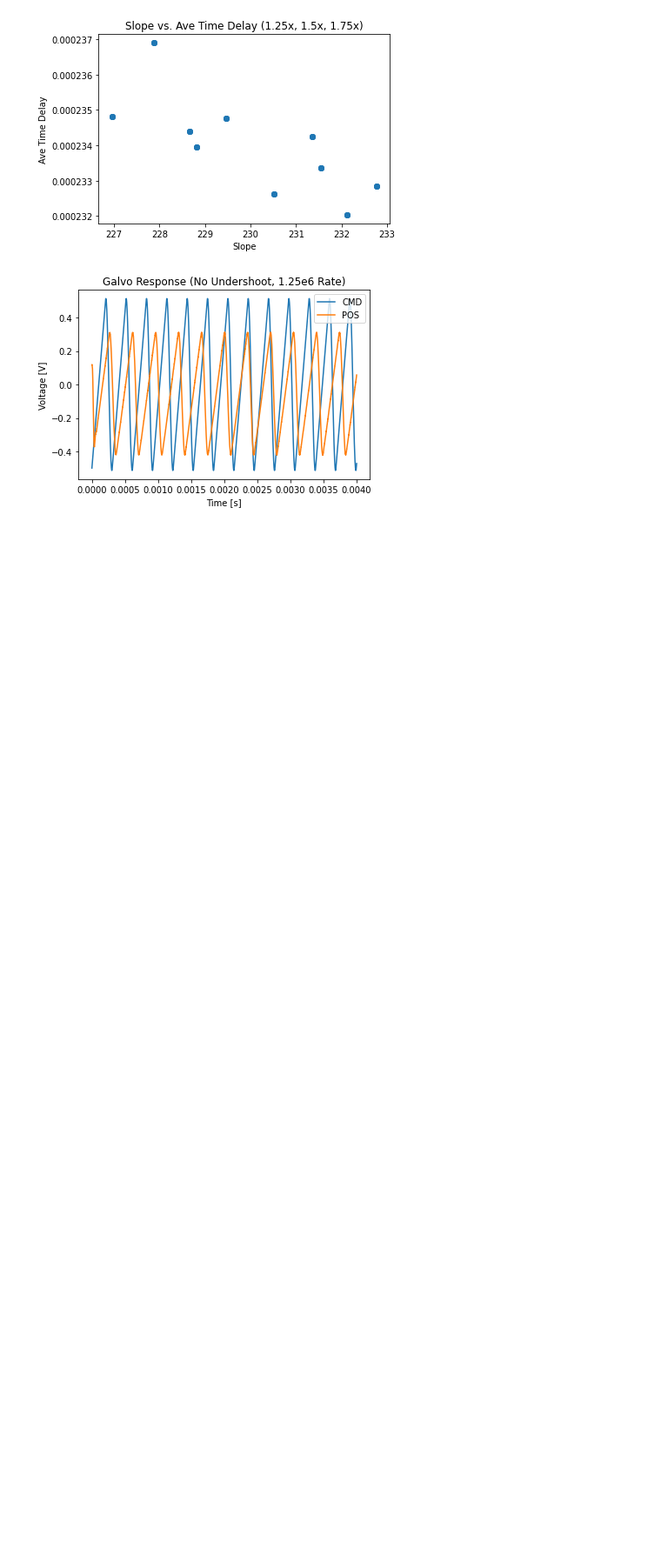
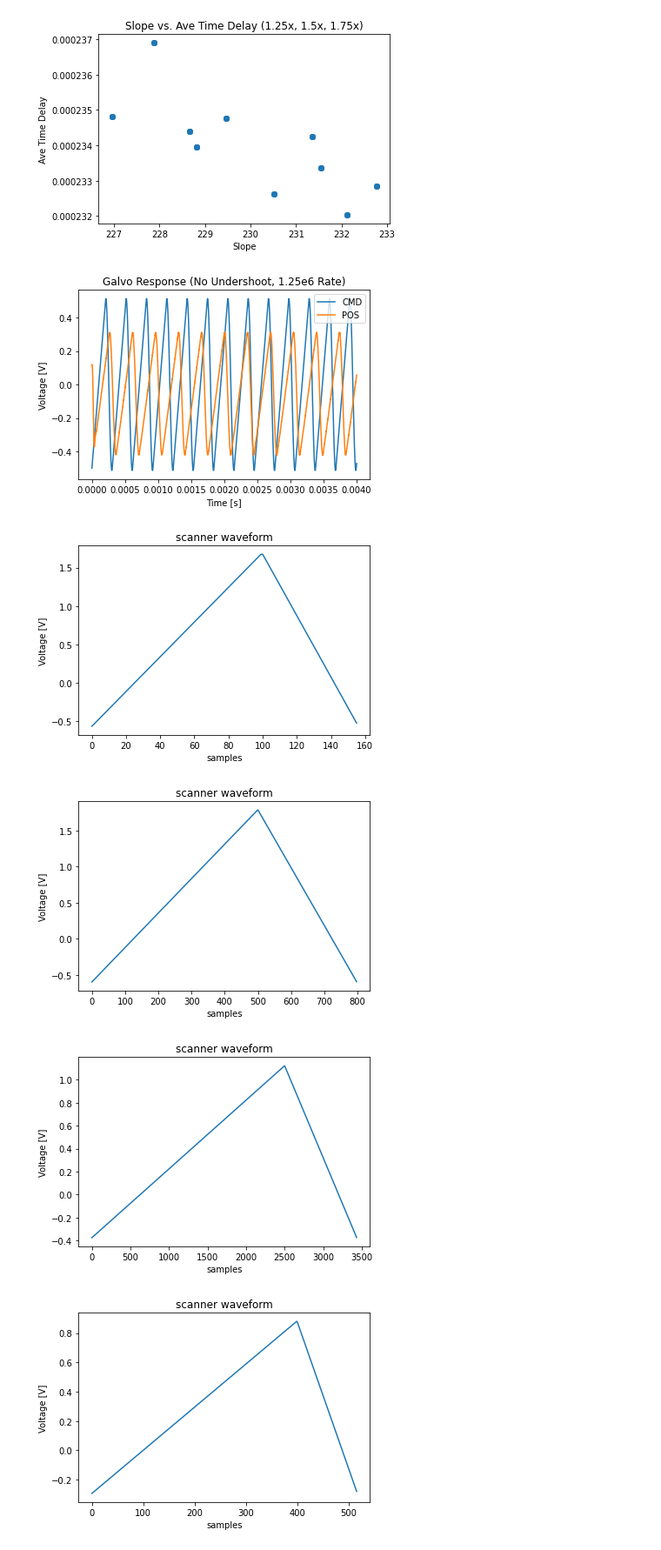
Before and after one commit to jas-priatna/scanner-calibration, a Jupyter notebook: scanner_calibration_v2.ipynb, the cells around one changed output. Shown at 87% size. Cells and saved outputs as stored; diff of their text form; code cells hidden in the pictures; blank space fills up the shorter version.

```diff
--- a/scanner_calibration_v2.ipynb
+++ b/scanner_calibration_v2.ipynb
@@ -684,0 +738,19 @@ def new_line_regression(x_data, y_data, start, end, new_start=None, new_end=None
+# %%
+galvo_waveform_5e4, num_samples_5e4 = scan_waveform(0, 1, .002, sample_rate=5e4) # 0 - 1V at 5e4
+galvo_waveform_2_5e5, num_samples_2_5e5 = scan_waveform(0, 1, .002, sample_rate=2.5e5) # 0 - 1V at 2.5e5
+galvo_waveform_1_25e6, num_samples_1_25e6 = scan_waveform(0, 1, .002, sample_rate=1.25e6) # 0 - 1V at 1.25e6
+
+galvo_waveform_2e5_05, num_samples_2e5_05 = scan_waveform(0, 0.5, .002, sample_rate=2e5) # 0 - 0.5V at 2e5
+galvo_waveform_2_5e5_05, num_samples_2_5e5_05 = scan_waveform(0, 0.5, .002, sample_rate=2.5e5) # 0 - 0.5V at 2.5e5
+# %%
+plot_line(num_samples_5e4, galvo_waveform_5e4, title="scanner waveform", xlabel="samples")
+plot_line(num_samples_2_5e5, galvo_waveform_2_5e5, title="scanner waveform", xlabel="samples")
+plot_line(num_samples_1_25e6, galvo_waveform_1_25e6, title="scanner waveform", xlabel="samples")
+
+plot_line(num_samples_2e5_05, galvo_waveform_2e5_05, title="scanner waveform", xlabel="samples")
+plot_line(num_samples_2_5e5_05, galvo_waveform_2_5e5_05, title="scanner waveform", xlabel="samples")
+# %% [output]
+[figure, added]
+[figure, added]
+[figure, added]
+[figure, added]
```
Also changed, not shown: parts of 25 cells of this notebook.
